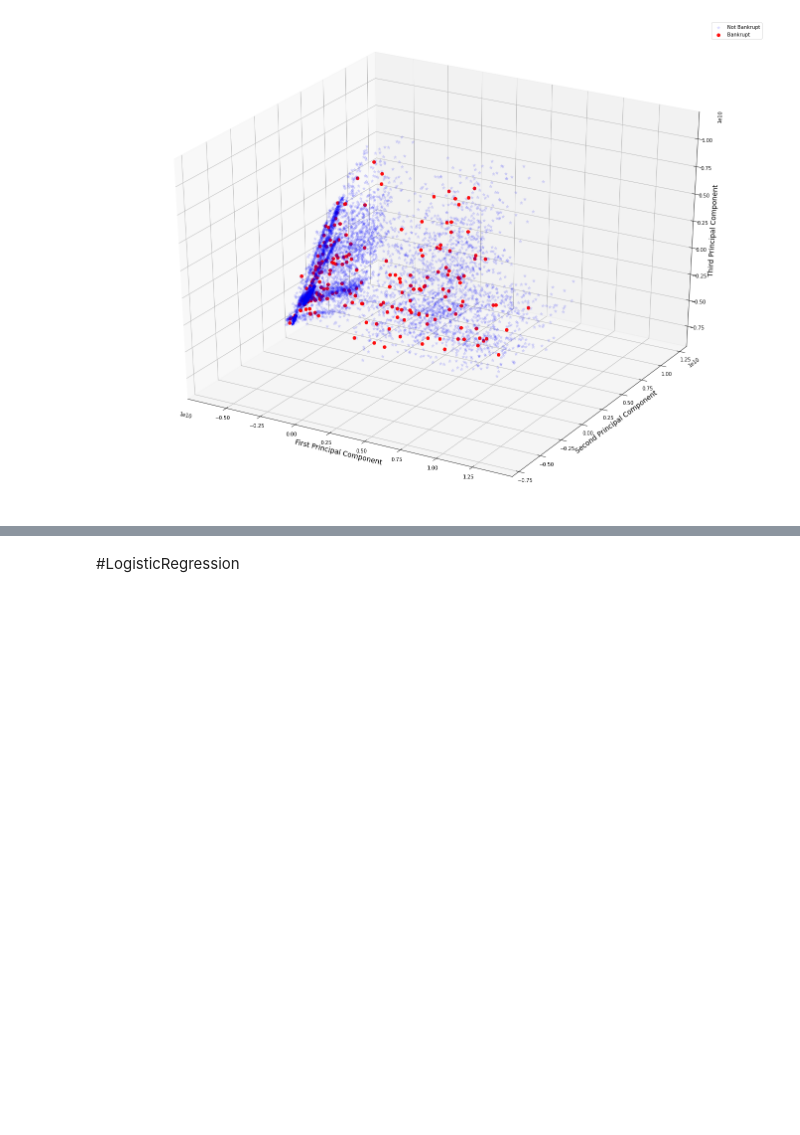
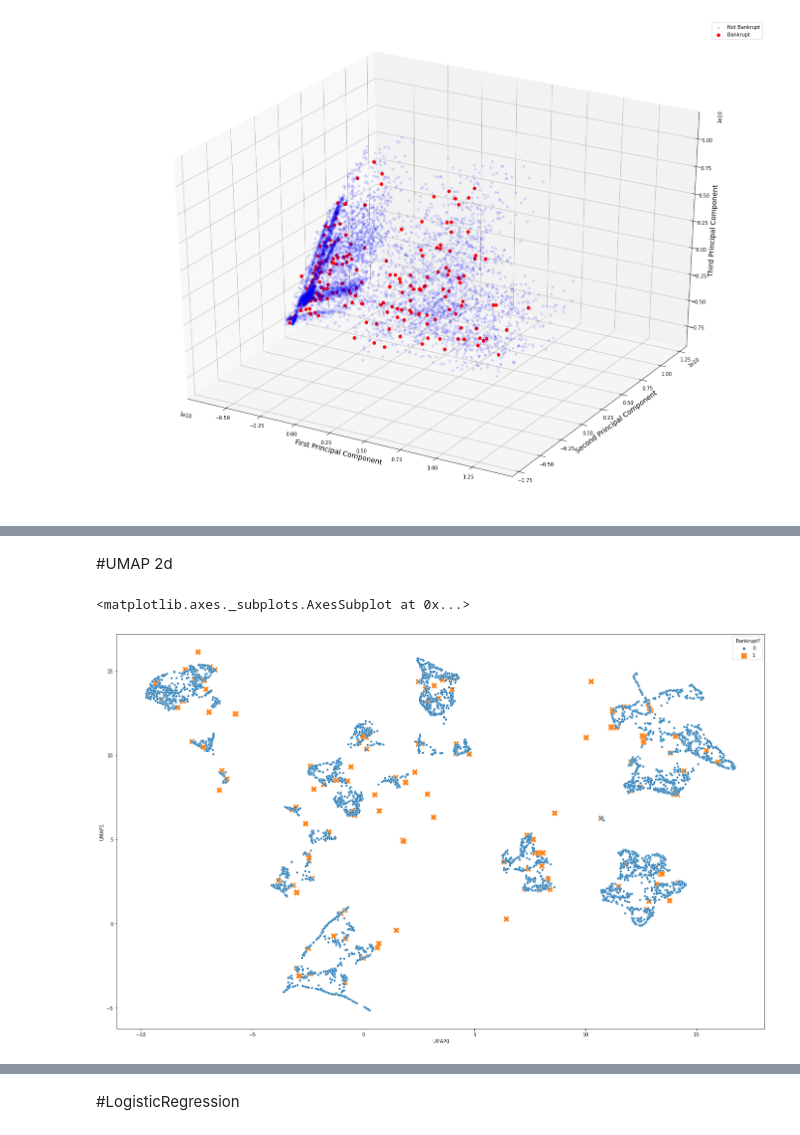
Before and after one commit to Gabriel-Lyra/bankruptcy_prediction, a Jupyter notebook: Projeto_aprendizagem_de_maquina.ipynb, the cells around one changed output, grey strips where cells are left out. Drawn from its saved outputs; the diff is of its cells as text; code cells hidden in the pictures; blank space fills up the shorter version.

```diff
--- a/Projeto_aprendizagem_de_maquina.ipynb
+++ b/Projeto_aprendizagem_de_maquina.ipynb
@@ -209,0 +298,18 @@ plt.show()
+# %% [markdown]
+#UMAP 2d
+# %%
+manifold = umap.UMAP().fit(x, y)
+x_umap = manifold.transform(x)
+# %%
+# array to dataframe
+x_umap = pd.DataFrame(data=x_umap[0:,0:], index=[i for i in range(x_umap.shape[0])], columns=['UMAP'+str(i) for i in range(x_umap.shape[1])])
+# %%
+# insert Bankrupt colunm back to x
+x_umap[' Bankrupt?'] = y
+# %%
+fig, ax = plt.subplots()
+fig.set_size_inches(24, 15)
+sns.scatterplot(x_umap['UMAP0'], x_umap['UMAP1'], hue = ' Bankrupt?', style = ' Bankrupt?', data = x_umap, size=" Bankrupt?", sizes=(150, 20))
+# %% [output]
+<matplotlib.axes._subplots.AxesSubplot at 0x...>
+[figure, added]
```
Also changed, not shown: parts of 31 cells of this notebook.
